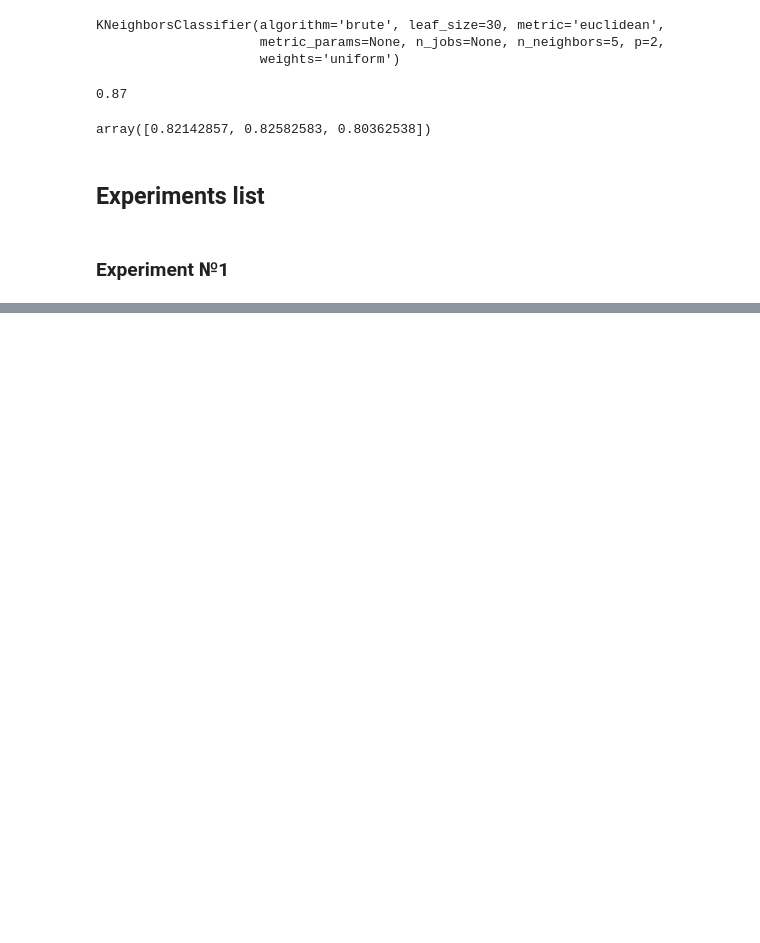
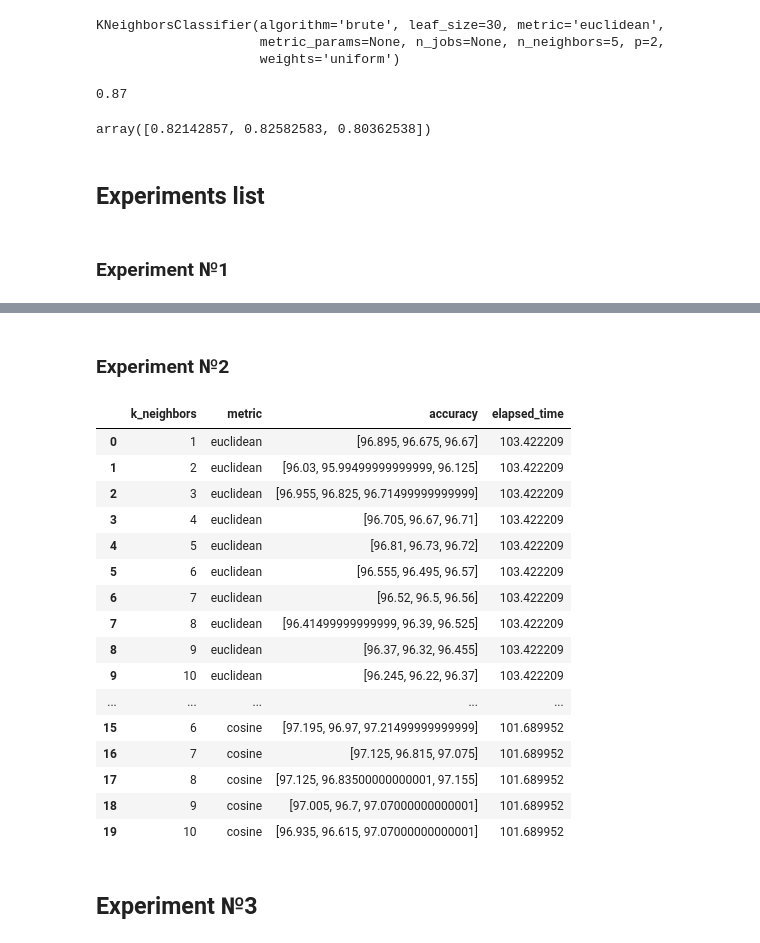
Before and after one commit to paniquex/ML_DS_practice, a Jupyter notebook: PRACTICUM/LAB_01/experiments.ipynb, the cells around one changed output, grey strips where cells are left out. Saved outputs shown, nothing was run; the diff lists cells and outputs as text; code cells hidden in the pictures; blank space fills up the shorter version.

```diff
--- a/PRACTICUM/LAB_01/experiments.ipynb
+++ b/PRACTICUM/LAB_01/experiments.ipynb
@@ -499,0 +508,2 @@ test_data['data'][:, features_idxs].shape
+# %% [markdown]
+### Experiment №2
@@ -499,0 +513,58 @@ test_data['data'][:, features_idxs].shape
+# %%
+from sklearn.neighbors import NearestNeighbors
+from nearest_neighbors import KNNClassifier
+from cross_validation import *
+import numpy as np
+from distances import euclidean_distance, cosine_distance
+from tqdm import tqdm
+import time
+import pandas as pd
+
+
+n_folds = 3
+k_list = [k for k in range(1, 11)]
+metric_list = ['euclidean', 'cosine']
+
+experiment2_results = pd.DataFrame(columns=['k_neighbors', 'metric', 'accuracy', 'elapsed_time'])
+
+
+for metric in tqdm(metric_list):
+    start = time.time()
+    preds_dict = knn_cross_val_score(train_data['data'],
+                                     train_data['target'],
+                                     k_list=k_list,
+                                     score='accuracy',
+                                     k=k_list[-1],
+                                     strategy='brute',
+                                     metric=metric,
+                                     weights=False
+                                    )
+    time_elapsed = time.time() - start
+    for k in k_list:
+        experiment2_results = \
+            experiment2_results.append({'k_neighbors': k,
+                                        'metric': metric,
+                                        'accuracy': preds_dict[k],
+                                        'elapsed_time': time_elapsed},
+                                        ignore_index=True
+                                      )
+# %%
+experiment2_results
+# %% [output]
+|  | k_neighbors | metric | accuracy | elapsed_time |
+| 0 | 1 | euclidean | [96.895, 96.675, 96.67] | 103.422209 |
+| 1 | 2 | euclidean | [96.03, 95.99499999999999, 96.125] | 103.422209 |
+| 2 | 3 | euclidean | [96.955, 96.825, 96.71499999999999] | 103.422209 |
+| 3 | 4 | euclidean | [96.705, 96.67, 96.71] | 103.422209 |
+| 4 | 5 | euclidean | [96.81, 96.73, 96.72] | 103.422209 |
+| 5 | 6 | euclidean | [96.555, 96.495, 96.57] | 103.422209 |
+| 6 | 7 | euclidean | [96.52, 96.5, 96.56] | 103.422209 |
+| 7 | 8 | euclidean | [96.41499999999999, 96.39, 96.525] | 103.422209 |
+| 8 | 9 | euclidean | [96.37, 96.32, 96.455] | 103.422209 |
+| 9 | 10 | euclidean | [96.245, 96.22, 96.37] | 103.422209 |
+| ... | ... | ... | ... | ... |
+| 15 | 6 | cosine | [97.195, 96.97, 97.21499999999999] | 101.689952 |
+| 16 | 7 | cosine | [97.125, 96.815, 97.075] | 101.689952 |
+| 17 | 8 | cosine | [97.125, 96.83500000000001, 97.155] | 101.689952 |
+| 18 | 9 | cosine | [97.005, 96.7, 97.07000000000001] | 101.689952 |
+| 19 | 10 | cosine | [96.935, 96.615, 97.07000000000001] | 101.689952 |
@@ -499,0 +573,2 @@ test_data['data'][:, features_idxs].shape
+# %% [markdown]
+## Experiment №3
```
Also changed, not shown: parts of 33 cells of this notebook, 5 other files.
